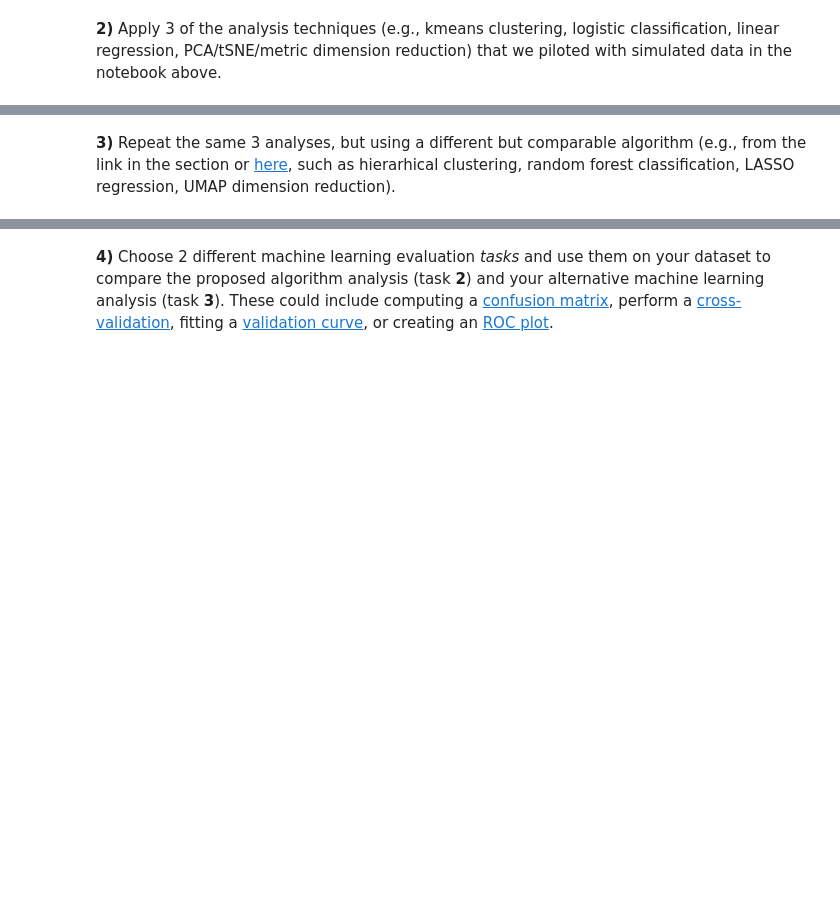
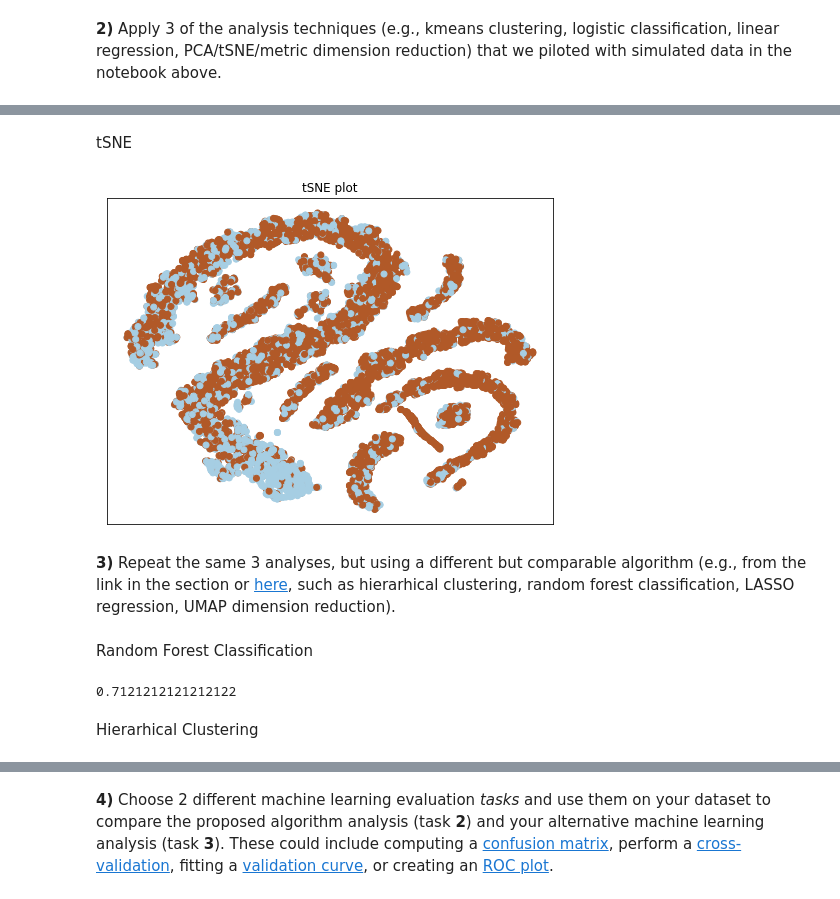
Before and after one commit to yhchou0904/ThinkDLassignments, a Jupyter notebook: Week1/Tutorial_1_machine_learning_pipelines.ipynb, the cells around one changed output, grey strips where cells are left out. Cells and saved outputs as stored; diff of their text form; code cells hidden in the pictures; blank space fills up the shorter version.

```diff
--- a/Week1/Tutorial_1_machine_learning_pipelines.ipynb
+++ b/Week1/Tutorial_1_machine_learning_pipelines.ipynb
@@ -454,0 +469,2 @@ Immediately below each of the following 7 prompts add Colab cells that:
+# %%
+df = df.drop(['GESTFIPS', 'HHID', 'PRID', 'TIME', 'CHLDU13', 'INLBFC', 'POST_T'], axis=1)
@@ -457,2 +570,10 @@ Immediately below each of the following 7 prompts add Colab cells that:
+# %% [markdown]
+tSNE
+# %%
+plot_tsne(X, Y['EMPLOYED'], perplexity=50)
+# %% [output]
+[figure, added]
 # %% [markdown]
 **3)** Repeat the same 3 analyses, but using a different but comparable algorithm (e.g., from the link in the section or [here](https://scikit-learn.org/stable/), such as hierarhical clustering, random forest classification, LASSO regression, UMAP dimension reduction).
+# %% [markdown]
+Random Forest Classification
@@ -458,0 +582,8 @@ Immediately below each of the following 7 prompts add Colab cells that:
+# %%
+clf = RandomForestClassifier(max_depth=2, random_state=0)
+clf.fit(X_train_class, y_train_class)
+sklearn.metrics.accuracy_score(y_test_class, clf.predict(X_test_class))
+# %% [output]
+0.7121212121212122
+# %% [markdown]
+Hierarhical Clustering
```
Also changed, not shown: parts of 34 cells of this notebook.
